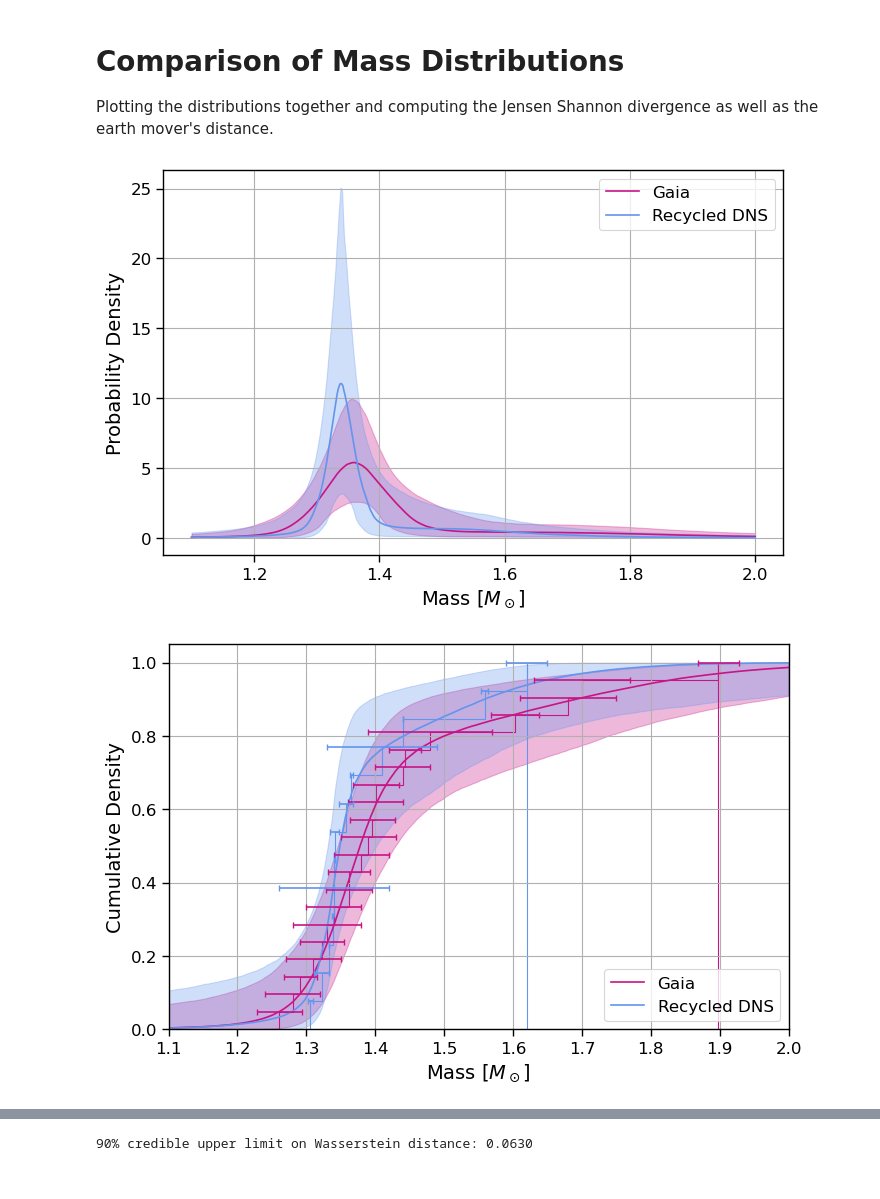
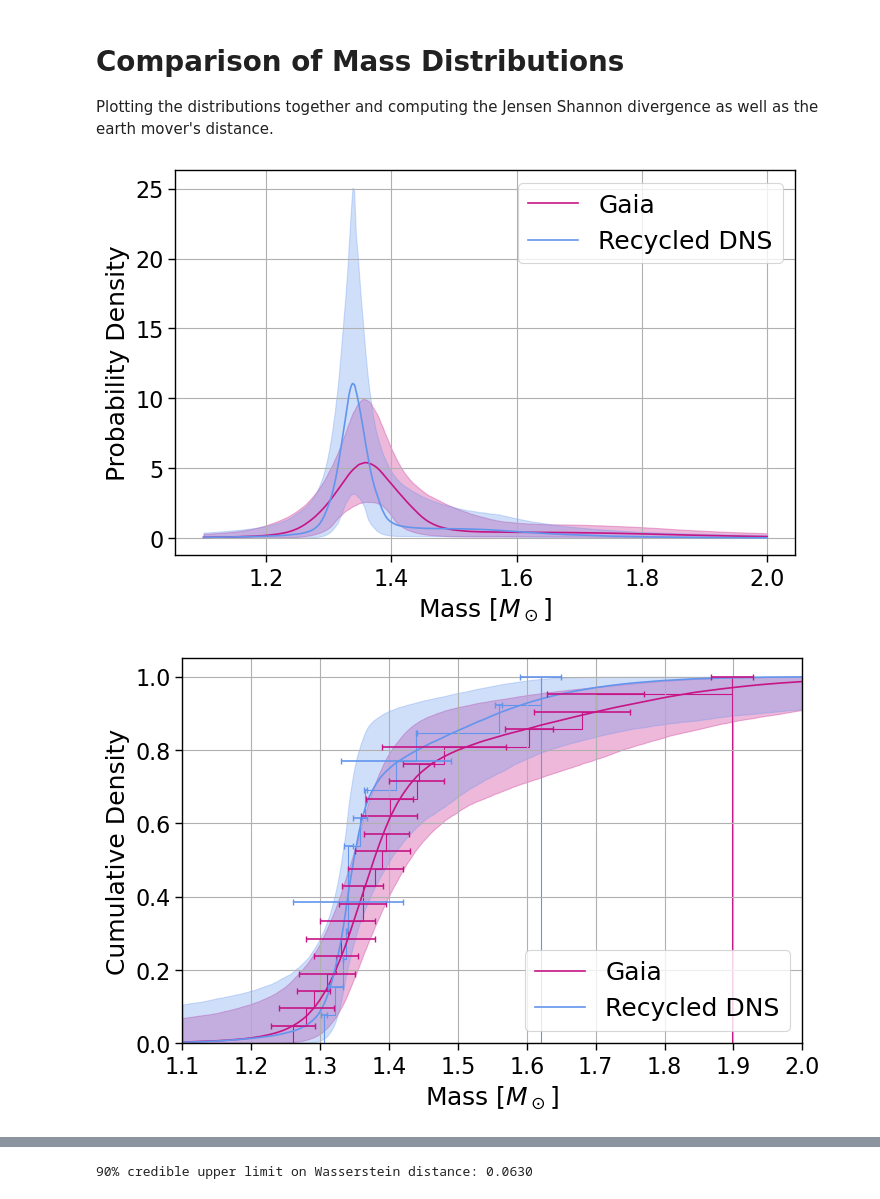
Before and after one commit to arysch/NS_mass_distributions, a Jupyter notebook: NSmassdist.ipynb, the cells around one changed output, grey strips where cells are left out. Drawn from its saved outputs; the diff is of its cells as text; code cells hidden in the pictures.

Commit message:
updates NSmassdist notebook with additional stats

```diff
--- a/NSmassdist.ipynb
+++ b/NSmassdist.ipynb
@@ -456,37 +556,46 @@ x = np.linspace(1.1, 2, 1000) # mass array for plotting
 
 # Get the raw MCMC samples for easier indexing
 gaia_mcmc_samples = gaia_mcmc_double_uniform.get_samples()
 DNS_mcmc_samples = DNS_mcmc_double_uniform.get_samples()
+combined_mcmc_samples = combined_mcmc_double_uniform.get_samples()
 
 # Plot the credible bands
 gaiacurves = np.array([
     gaia_mcmc_samples['weight'][i] * scipy.stats.norm.pdf(x, loc=gaia_mcmc_samples['mu1'][i], scale=gaia_mcmc_samples['sigma1'][i]) +
     (1 - gaia_mcmc_samples['weight'][i]) * scipy.stats.norm.pdf(x, loc=gaia_mcmc_samples['mu2'][i], scale=gaia_mcmc_samples['sigma2'][i])
     for i in range(len(gaia_mcmc_samples['mu1']))
 ])
 
 DNScurves = np.array([
     DNS_mcmc_samples['weight'][i] * scipy.stats.norm.pdf(x, loc=DNS_mcmc_samples['mu1'][i], scale=DNS_mcmc_samples['sigma1'][i]) +
     (1 - DNS_mcmc_samples['weight'][i]) * scipy.stats.norm.pdf(x, loc=DNS_mcmc_samples['mu2'][i], scale=DNS_mcmc_samples['sigma2'][i])
     for i in range(len(DNS_mcmc_samples['mu1']))
 ])
 
+combinedcurves = np.array([
+    combined_mcmc_samples['weight'][i] * scipy.stats.norm.pdf(x, loc=combined_mcmc_samples['mu1'][i], scale=combined_mcmc_samples['sigma1'][i]) +
+    (1 - combined_mcmc_samples['weight'][i]) * scipy.stats.norm.pdf(x, loc=combined_mcmc_samples['mu2'][i], scale=combined_mcmc_samples['sigma2'][i])
+    for i in range(len(combined_mcmc_samples['mu1']))
+])
 
 plt.plot(x, np.median(gaiacurves, axis=0), alpha=1, color='mediumvioletred', label='Gaia')
 plt.fill_between(x, np.percentile(gaiacurves, 5, axis=0), np.percentile(gaiacurves, 95, axis=0), alpha=0.3, color='mediumvioletred')
 
 plt.plot(x, np.median(DNScurves, axis=0), alpha=1, color='cornflowerblue', label='Recycled DNS')
 plt.fill_between(x, np.percentile(DNScurves, 5, axis=0), np.percentile(DNScurves, 95, axis=0), alpha=0.3, color='cornflowerblue')
 
+# plt.plot(x, np.median(combinedcurves, axis=0), alpha=1, color='purple', label='Combined')
+# plt.fill_between(x, np.percentile(combinedcurves, 5, axis=0), np.percentile(combinedcurves, 95, axis=0), alpha=0.3, color='purple')
 
 plt.grid()
-plt.xlabel("Mass [$M_\odot]$")
-plt.ylabel("Probability Density")
-plt.legend()
+plt.xlabel("Mass [$M_\odot]$", fontsize=18)
+plt.ylabel("Probability Density", fontsize=18)
+plt.legend(fontsize=18)
+plt.tick_params(axis='both', which='major', labelsize=16)
 plt.savefig("mass_dist_fits.png", dpi=300, bbox_inches='tight')
 plt.show()
 # %% [output]
-[figure, old version]
+[figure, new version]
 # %%
 # Plot the CDFs
 
@@ -501,6 +610,12 @@ DNScurves = np.array([
     DNS_mcmc_samples['weight'][i] * scipy.stats.norm.cdf(x, loc=DNS_mcmc_samples['mu1'][i], scale=DNS_mcmc_samples['sigma1'][i]) +
     (1 - DNS_mcmc_samples['weight'][i]) * scipy.stats.norm.cdf(x, loc=DNS_mcmc_samples['mu2'][i], scale=DNS_mcmc_samples['sigma2'][i])
     for i in range(len(DNS_mcmc_samples['mu1']))
+])
+
+combinedcurves = np.array([
+    combined_mcmc_samples['weight'][i] * scipy.stats.norm.cdf(x, loc=combined_mcmc_samples['mu1'][i], scale=combined_mcmc_samples['sigma1'][i]) +
+    (1 - combined_mcmc_samples['weight'][i]) * scipy.stats.norm.cdf(x, loc=combined_mcmc_samples['mu2'][i], scale=combined_mcmc_samples['sigma2'][i])
+    for i in range(len(combined_mcmc_samples['mu1']))
 ])
 
 # Plot median and percentile bands
@@ -522,11 +637,12 @@ plt.stairs(np.array(range(len(DNS_masses)+1))/len(DNS_masses),DNS_bins, alpha =1
 plt.errorbar(DNS_masses, np.array(range(len(DNS_masses)+1))[1:]/len(DNS_masses), xerr = (DNS_uerrors, DNS_lerrors), color='cornflowerblue', ls = "None", capsize = 2)
 
 plt.grid()
-plt.xlabel("Mass [$M_\odot$]")
-plt.ylabel("Cumulative Density")
+plt.xlabel("Mass [$M_\odot$]", fontsize=18)
+plt.ylabel("Cumulative Density", fontsize=18)
 plt.xlim(1.1, 2)
-plt.legend(loc='lower right')
+plt.legend(loc='lower right', fontsize=18)
+plt.tick_params(axis='both', which='major', labelsize=16)
 plt.savefig("cdf_fits.png", dpi=300, bbox_inches='tight')
 plt.show()
 # %% [output]
-[figure, old version]
+[figure, new version]
```
Also changed, not shown: parts of 11 cells of this notebook.
